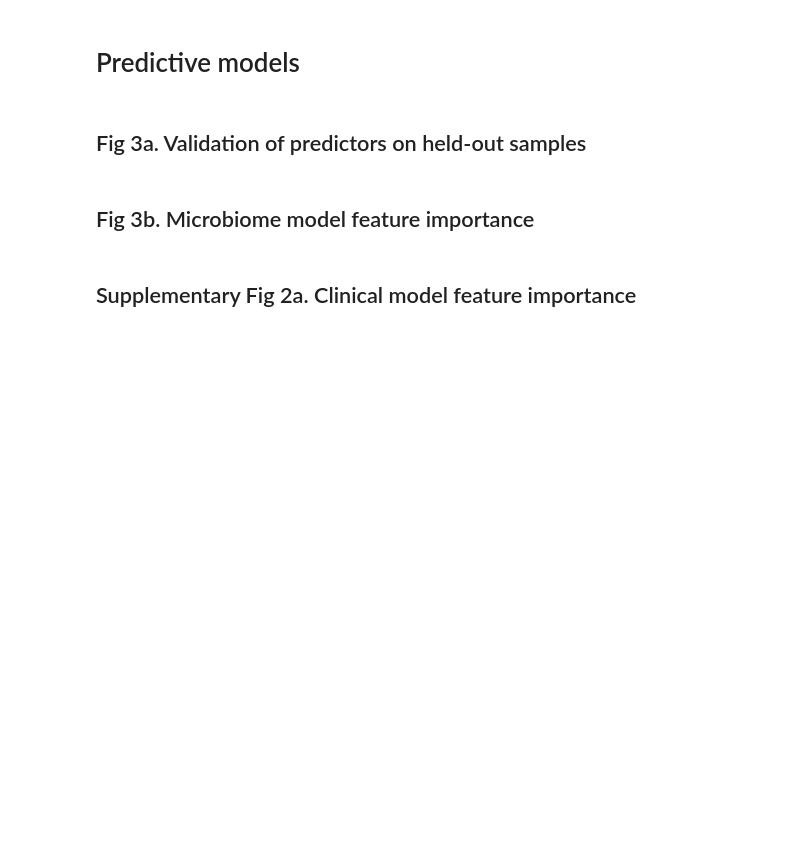
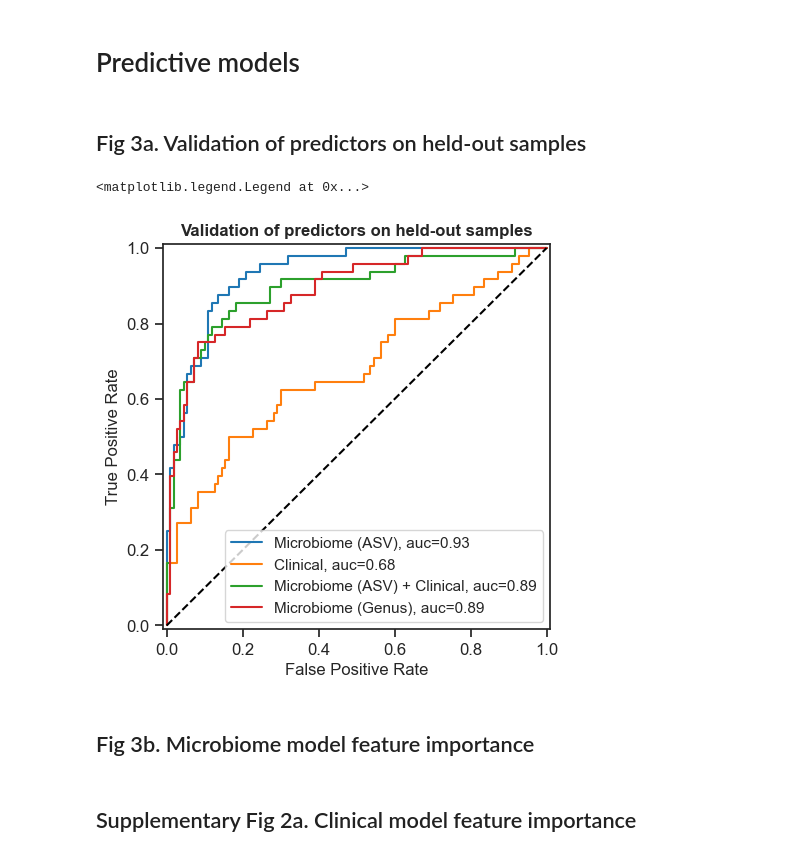
Before and after one commit to korem-lab/ESCC_microbiome_16S_analysis, a Jupyter notebook: ESCC_microbiome_16S_analysis.ipynb, the cells around one changed output. Cells and saved outputs as stored; diff of their text form; code cells hidden in the pictures; blank space fills up the shorter version.

Commit message:
predictions

```diff
--- a/ESCC_microbiome_16S_analysis.ipynb
+++ b/ESCC_microbiome_16S_analysis.ipynb
@@ -314,2 +501,33 @@ FDR-corrected p value = 0.0105096725
 # %% [markdown]
 ## Fig 3a. Validation of predictors on held-out samples
+# %%
+microbiome_nested_predictions = pd.read_csv("predictions/microbiome_nested_res.csv",index_col=0)
+clinical_nested_predictions = pd.read_csv("predictions/clinical_nested_res.csv",index_col=0)
+mb_clinical_nested_res = pd.read_csv("predictions/microbiome_clinical_nested_res.csv",index_col=0)
+genus_nested_res = pd.read_csv("predictions/genus_nested_res.csv",index_col=0)
+# %%
+sns.set_theme(style="white", palette=None)
+sns.set_theme(style="white", palette=None)
+sns.set_style("ticks")
+fig, ax = plt.subplots(figsize=(5, 5))
+
+models = [microbiome_nested_predictions, clinical_nested_predictions, mb_clinical_nested_res,genus_nested_res]
+labels = ["Microbiome (ASV)", "Clinical", "Microbiome (ASV) + Clinical","Microbiome (Genus)"]
+for model, label in zip(models,labels):
+    fpr, tpr, thresh = metrics.roc_curve(model['y_test'], model['y_pred'])
+    auc = metrics.roc_auc_score(model['y_test'], model['y_pred'])
+    plt.plot(fpr, tpr, label=f"{label}, auc={auc:.2f}")
+
+ax.set_xlabel('False Positive Rate')
+ax.set_ylabel('True Positive Rate')
+ax.set_title('Validation of predictors on held-out samples',size=12, fontweight='bold')
+
+ax.set_xlim(-0.01, 1.01)
+ax.set_ylim(-0.01, 1.01)
+ax.tick_params(labelsize=12)
+
+plt.plot([0, 1], [0, 1],'k--')
+plt.legend(loc=0)
+# %% [output]
+<matplotlib.legend.Legend at 0x...>
+[figure, added]
```
Also changed, not shown: parts of 12 cells of this notebook, 5 other files.
